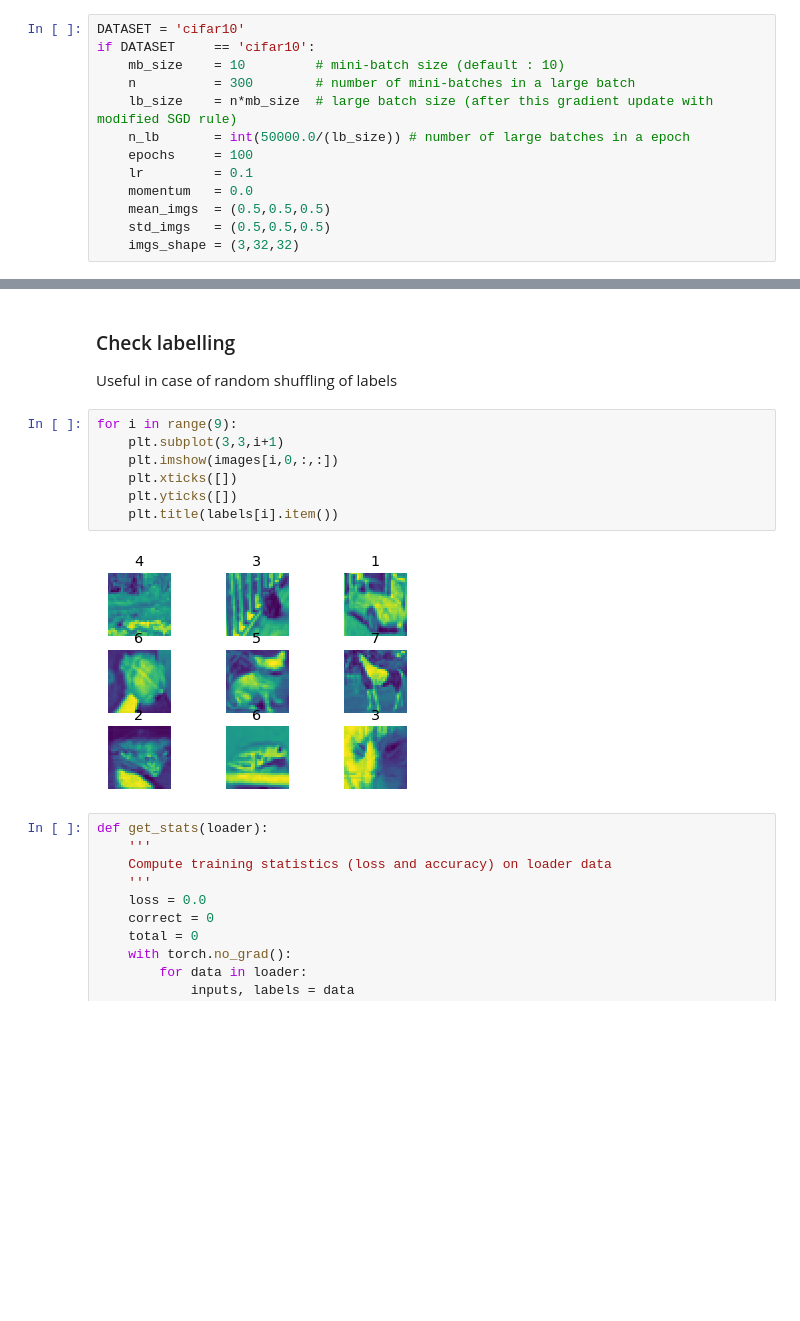
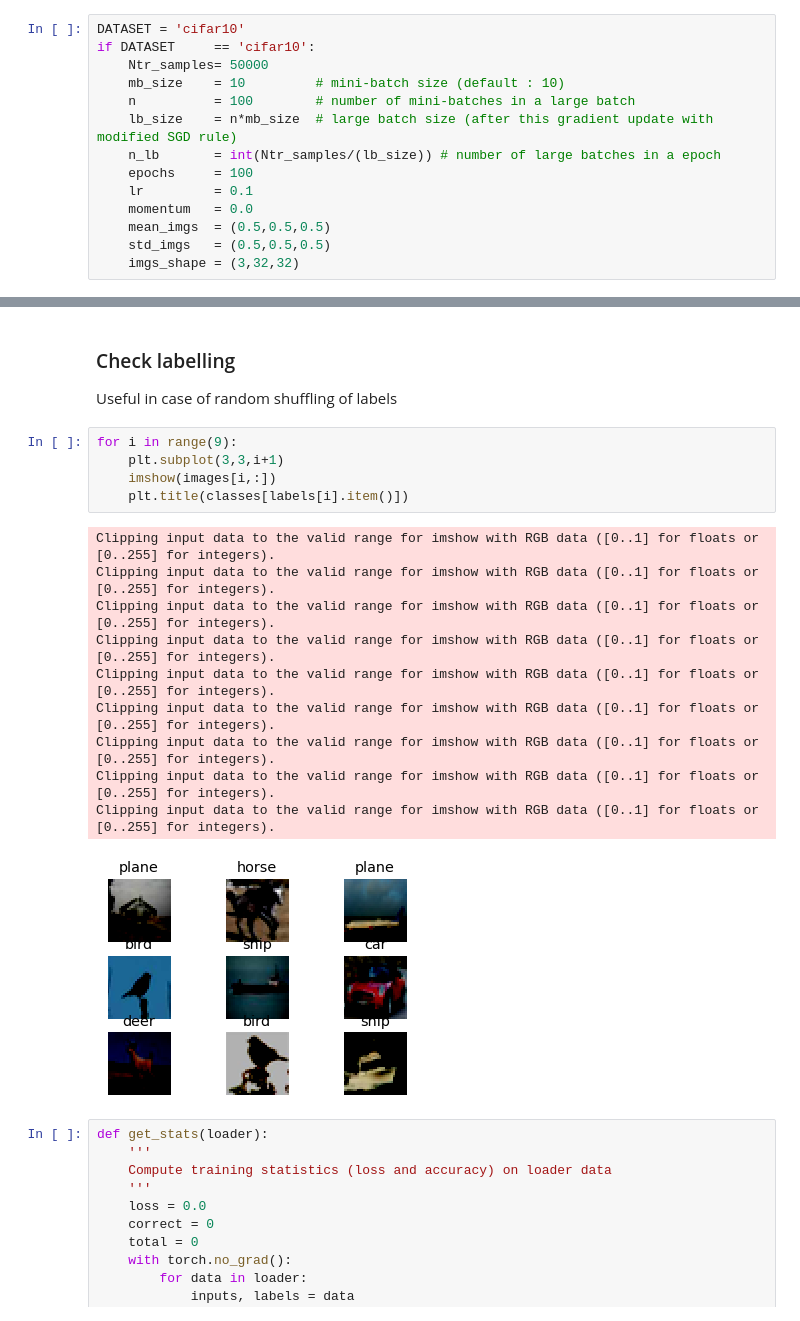
Before and after one commit to ansuini/WellTemperedSGD, a Jupyter notebook: cifar10.ipynb, the cells around one changed output, grey strips where cells are left out. Cells and saved outputs as stored; diff of their text form; blank space fills up the shorter version.

```diff
--- a/cifar10.ipynb
+++ b/cifar10.ipynb
@@ -10,10 +10,11 @@ SAVE = True
 # %%
 DATASET = 'cifar10'
 if DATASET     == 'cifar10':
+    Ntr_samples= 50000
     mb_size    = 10         # mini-batch size (default : 10)
-    n          = 300        # number of mini-batches in a large batch
+    n          = 100        # number of mini-batches in a large batch
     lb_size    = n*mb_size  # large batch size (after this gradient update with modified SGD rule)
-    n_lb       = int(50000.0/(lb_size)) # number of large batches in a epoch
+    n_lb       = int(Ntr_samples/(lb_size)) # number of large batches in a epoch
     epochs     = 100
     lr         = 0.1
     momentum   = 0.0
@@ -137,12 +138,19 @@ Useful in case of random shuffling of labels
 # %%
 for i in range(9):
     plt.subplot(3,3,i+1)
-    plt.imshow(images[i,0,:,:])
-    plt.xticks([])
-    plt.yticks([])
-    plt.title(labels[i].item())
+    imshow(images[i,:])
+    plt.title(classes[labels[i].item()])
 # %% [output]
+Clipping input data to the valid range for imshow with RGB data ([0..1] for floats or [0..255] for integers).
+Clipping input data to the valid range for imshow with RGB data ([0..1] for floats or [0..255] for integers).
+Clipping input data to the valid range for imshow with RGB data ([0..1] for floats or [0..255] for integers).
+Clipping input data to the valid range for imshow with RGB data ([0..1] for floats or [0..255] for integers).
+Clipping input data to the valid range for imshow with RGB data ([0..1] for floats or [0..255] for integers).
+Clipping input data to the valid range for imshow with RGB data ([0..1] for floats or [0..255] for integers).
+Clipping input data to the valid range for imshow with RGB data ([0..1] for floats or [0..255] for integers).
+Clipping input data to the valid range for imshow with RGB data ([0..1] for floats or [0..255] for integers).
+Clipping input data to the valid range for imshow with RGB data ([0..1] for floats or [0..255] for integers).
-[figure, old version]
+[figure, new version]
 # %%
 def get_stats(loader):
     '''
```
Also changed, not shown: parts of 7 cells of this notebook, 10 other files.
